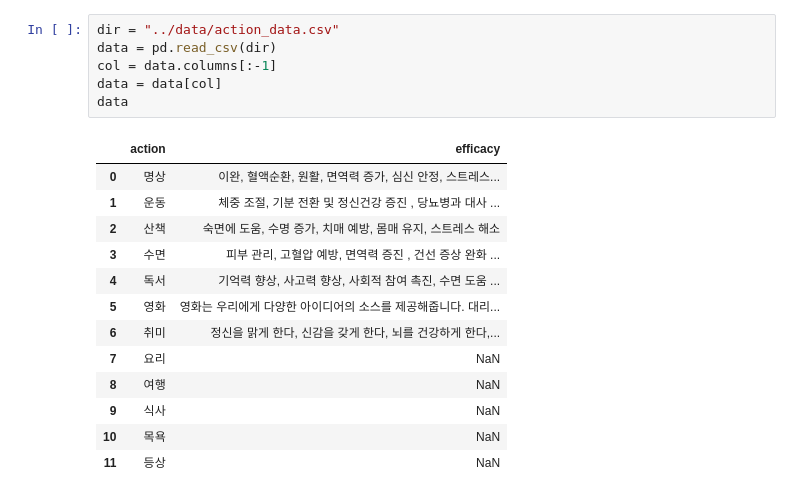
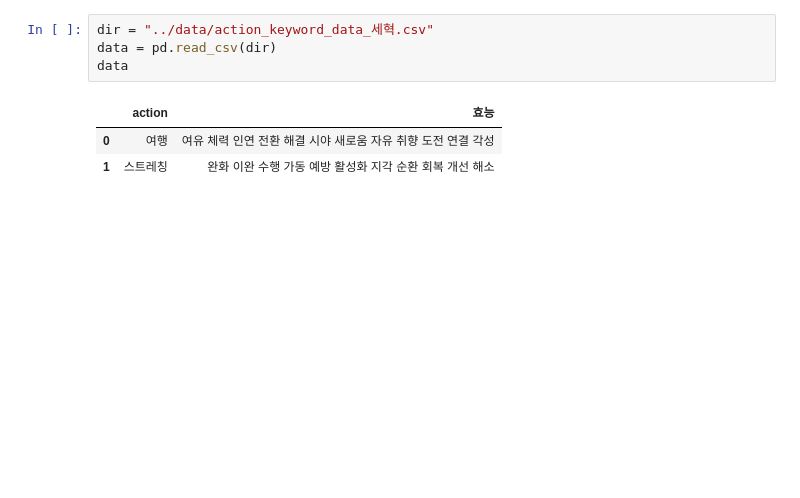
Before and after one commit to sigongjoa/emotion_thearpy, a Jupyter notebook: notebooks/check_action_data.ipynb, the cells around one changed output. Saved outputs shown, nothing was run; the diff lists cells and outputs as text; blank space fills up the shorter version.

```diff
--- a/notebooks/check_action_data.ipynb
+++ b/notebooks/check_action_data.ipynb
@@ -11,20 +153,8 @@ from gensim.models import Word2Vec
 # %%
-dir = "../data/action_data.csv"
+dir = "../data/action_keyword_data_세혁.csv"
 data = pd.read_csv(dir)
-col = data.columns[:-1]
-data = data[col]
 data
 # %% [output]
-|  | action | efficacy |
-| 0 | 명상 | 이완, 혈액순환, 원활, 면역력 증가, 심신 안정, 스트레스... |
-| 1 | 운동 | 체중 조절, 기분 전환 및 정신건강 증진 , 당뇨병과 대사 ... |
-| 2 | 산책 | 숙면에 도움, 수명 증가, 치매 예방, 몸매 유지, 스트레스 해소 |
-| 3 | 수면 | 피부 관리, 고혈압 예방, 면역력 증진 , 건선 증상 완화 ... |
-| 4 | 독서 | 기억력 향상, 사고력 향상, 사회적 참여 촉진, 수면 도움 ... |
-| 5 | 영화 | 영화는 우리에게 다양한 아이디어의 소스를 제공해줍니다. 대리... |
-| 6 | 취미 | 정신을 맑게 한다, 신감을 갖게 한다, 뇌를 건강하게 한다,... |
-| 7 | 요리 | NaN |
-| 8 | 여행 | NaN |
-| 9 | 식사 | NaN |
-| 10 | 목욕 | NaN |
-| 11 | 등상 | NaN |
+|  | action | 효능 |
+| 0 | 여행 | 여유 체력 인연 전환 해결 시야 새로움 자유 취향 도전 연결 각성 |
+| 1 | 스트레칭 | 완화 이완 수행 가동 예방 활성화 지각 순환 회복 개선 해소 |
```
Also changed, not shown: parts of 7 cells of this notebook, 5 other files.
